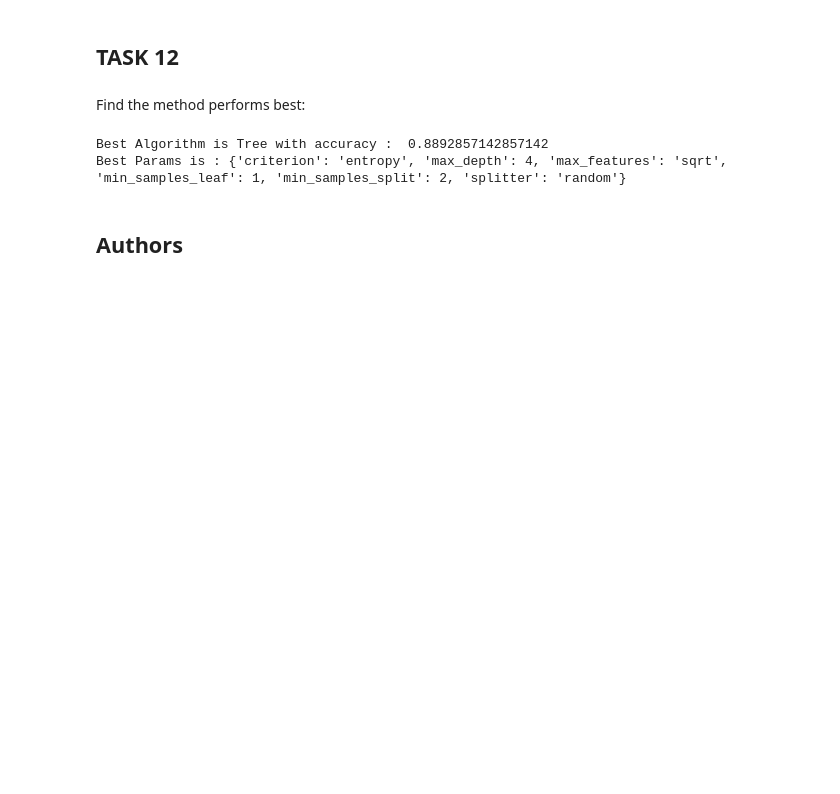
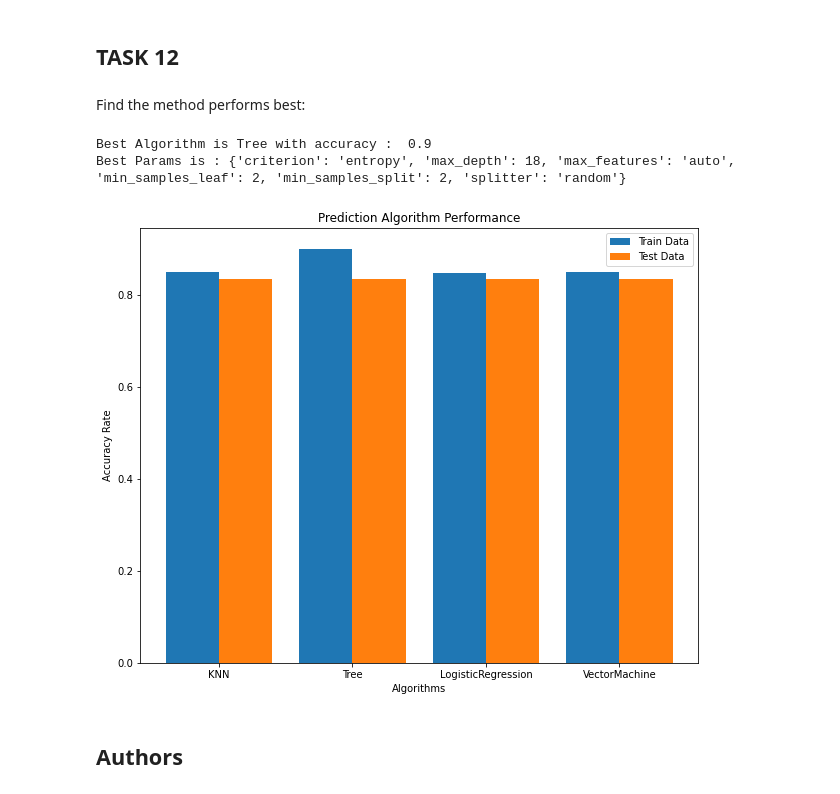
Before and after one commit to Bhaskar1031/testrepo, a Jupyter notebook: SpaceX_Machine Learning Prediction_Part_5.ipynb, the cells around one changed output. Drawn from its saved outputs; the diff is of its cells as text; code cells hidden in the pictures; blank space fills up the shorter version.

```diff
--- a/SpaceX_Machine Learning Prediction_Part_5.ipynb
+++ b/SpaceX_Machine Learning Prediction_Part_5.ipynb
@@ -332,7 +332,7 @@ plot_confusion_matrix(Y_test,yhat)
 # %% [markdown]
 Find the method performs best:
 # %%
-algo_accuracy = {'KNN':knn_cv.best_score_,'Tree':tree_cv.best_score_,'LogisticRegression':logreg_cv.best_score_}
+algo_accuracy = {'KNN':knn_cv.best_score_,'Tree':tree_cv.best_score_,'LogisticRegression':logreg_cv.best_score_,'VectorMachine':svm_cv.best_score_}
 best_algo = max(algo_accuracy, key=algo_accuracy.get)
 print('Best Algorithm is',best_algo,'with accuracy : ',algo_accuracy[best_algo])
 if best_algo == 'Tree':
@@ -341,9 +341,34 @@ if best_algo == 'KNN':
     print('Best Params is :',knn_cv.best_params_)
 if best_algo == 'LogisticRegression':
     print('Best Params is :',logreg_cv.best_params_)
+if best_algo == 'VectorMachine':
+    print('Best Params is :',svm_cv.best_params_)
 # %% [output]
-Best Algorithm is Tree with accuracy :  0.8892857142857142
-Best Params is : {'criterion': 'entropy', 'max_depth': 4, 'max_features': 'sqrt', 'min_samples_leaf': 1, 'min_samples_split': 2, 'splitter': 'random'}
+Best Algorithm is Tree with accuracy :  0.9
+Best Params is : {'criterion': 'entropy', 'max_depth': 18, 'max_features': 'auto', 'min_samples_leaf': 2, 'min_samples_split': 2, 'splitter': 'random'}
+# %%
+Algo = ('KNN','Tree','LogisticRegression','VectorMachine')
+Algo_acc_train = (knn_cv.best_score_,tree_cv.best_score_,logreg_cv.best_score_,svm_cv.best_score_)
+Algo_acc_test = (knn_cv.score(X_test,Y_test),tree_cv.score(X_test,Y_test),logreg_cv.score(X_test,Y_test),svm_cv.score(X_test,Y_test))
+
+fig = plt.figure(figsize = (10, 8))
+
+X_axis = np.arange(len(Algo))
+
+# creating the bar plot
+#plt.bar(Algo, Algo_acc_train, color ='skyblue',width = 0.4)
+
+plt.bar(X_axis - 0.2, Algo_acc_train, 0.4, label = 'Train Data')
+plt.bar(X_axis + 0.2, Algo_acc_test, 0.4, label = 'Test Data')
+
+plt.xticks(X_axis, Algo)
+plt.xlabel("Algorithms")
+plt.ylabel("Accuracy Rate")
+plt.title("Prediction Algorithm Performance")
+plt.legend()
+plt.show()
+# %% [output]
+[figure, added]
 # %% [markdown]
 ## Authors
 # %% [markdown]
```
Also changed, not shown: parts of 1 cell of this notebook.
